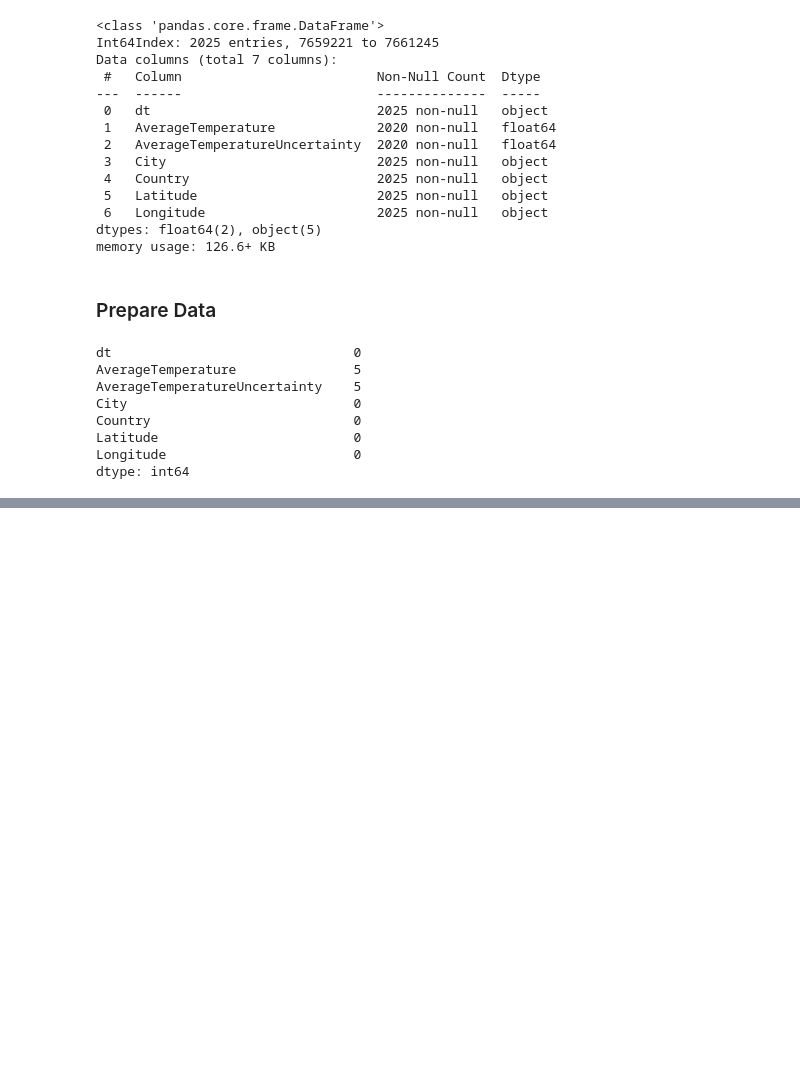
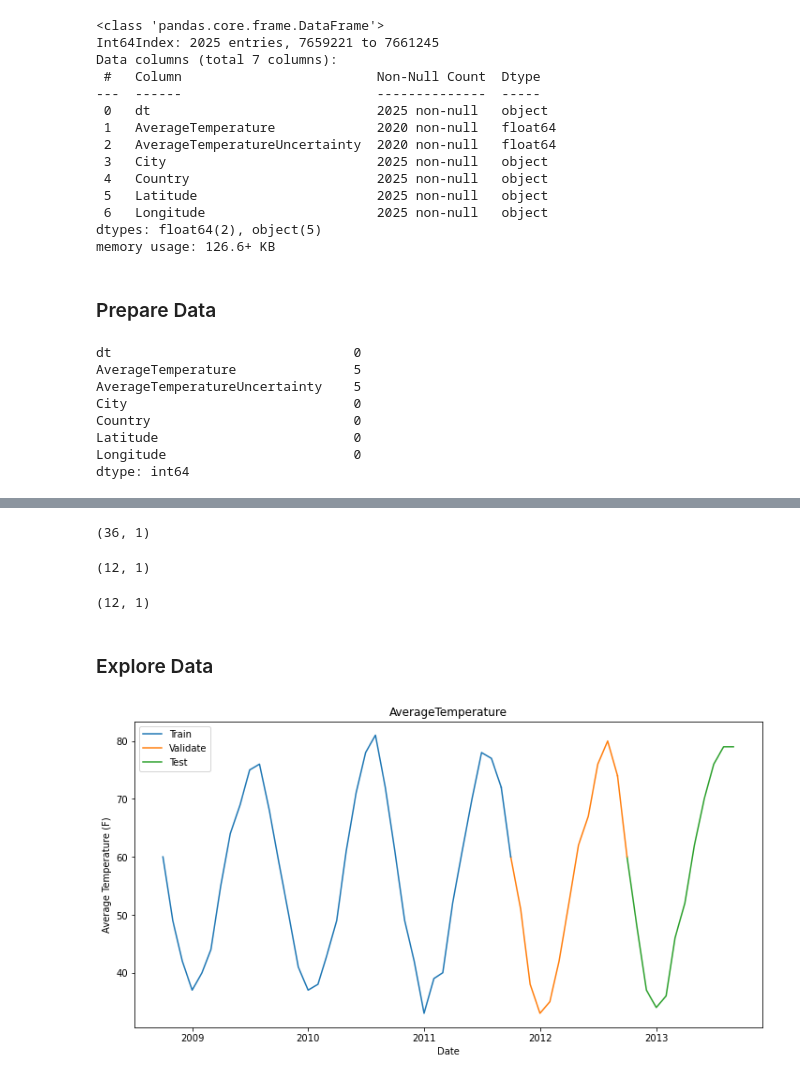
Before and after one commit to johnathon-smith/time-series-exercises, a Jupyter notebook: tokyo_temps.ipynb, the cells around one changed output, grey strips where cells are left out. Drawn from its saved outputs; the diff is of its cells as text; code cells hidden in the pictures; blank space fills up the shorter version.

Commit message:
Completed tokyo temperature exercise

```diff
--- a/tokyo_temps.ipynb
+++ b/tokyo_temps.ipynb
@@ -111,0 +148,36 @@ tokyo[pd.isnull(tokyo.AverageTemperature)]
+# %%
+#Drop all columns except AverageTemperature
+tokyo = tokyo.drop(columns = ['AverageTemperatureUncertainty', 'City', 'Country', 'Latitude', 'Longitude'])
+# %%
+#Now split into train, validate, and test sets
+train = tokyo['2008-10':'2011-09']
+train.shape
+# %% [output]
+(36, 1)
+# %%
+validate = tokyo['2011-10':'2012-09']
+validate.shape
+# %% [output]
+(12, 1)
+# %%
+test = tokyo['2012-10':'2013-09']
+test.shape
+# %% [output]
+(12, 1)
+# %% [markdown]
+### Explore Data
+# %%
+#Plot the data
+plt.figure(figsize=(12,6))
+plt.plot(train['AverageTemperature'], label = 'Train', color = '#1f77b4')
+plt.plot(validate['AverageTemperature'], label = 'Validate', color = '#ff7f0e')
+plt.plot(test['AverageTemperature'], label = 'Test', color = '#2ca02c')
+plt.plot(tokyo['2011-09':'2011-10']['AverageTemperature'], color = '#1f77b4')
+plt.plot(tokyo['2012-09':'2012-10']['AverageTemperature'], color = '#ff7f0e')
+plt.title('AverageTemperature')
+plt.xlabel('Date')
+plt.ylabel('Average Temperature (F)')
+plt.legend()
+plt.show()
+# %% [output]
+[figure, added]
```
Also changed, not shown: parts of 53 cells of this notebook.
